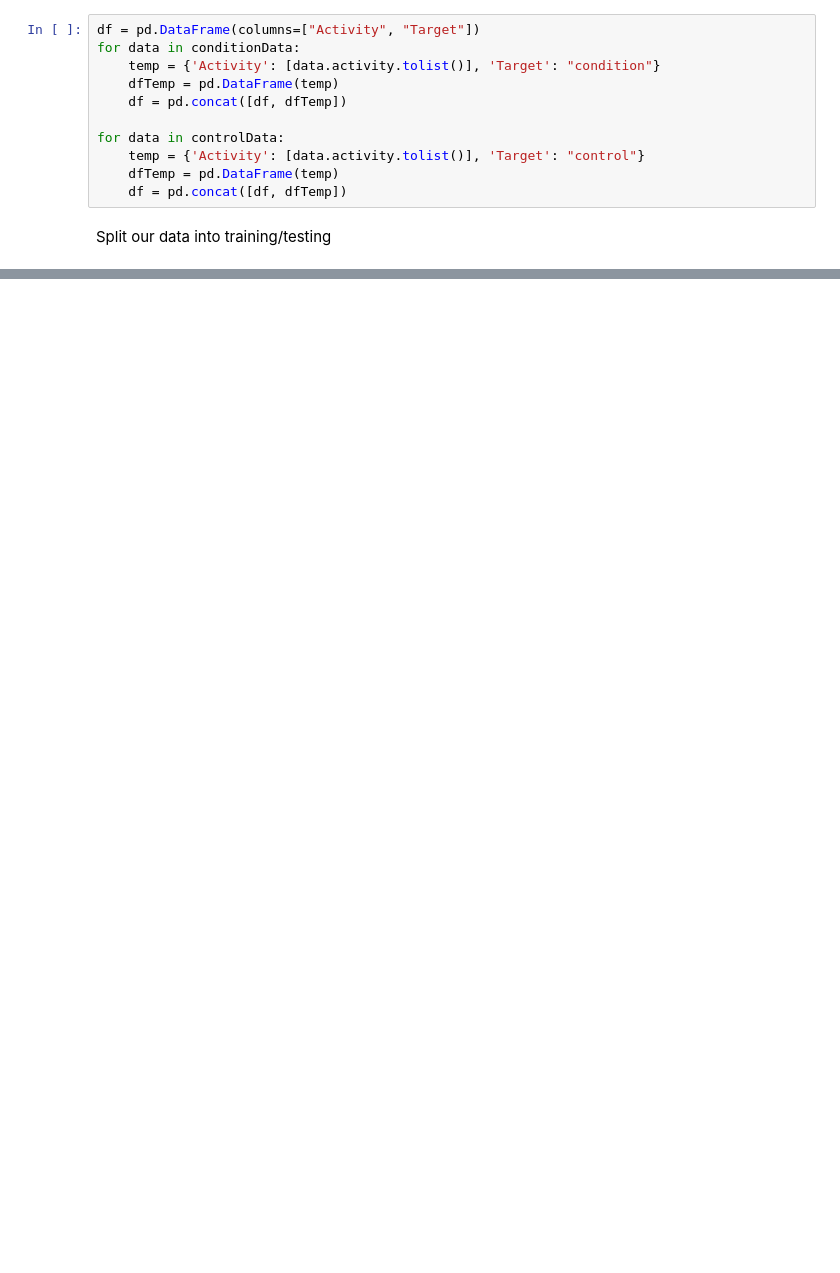
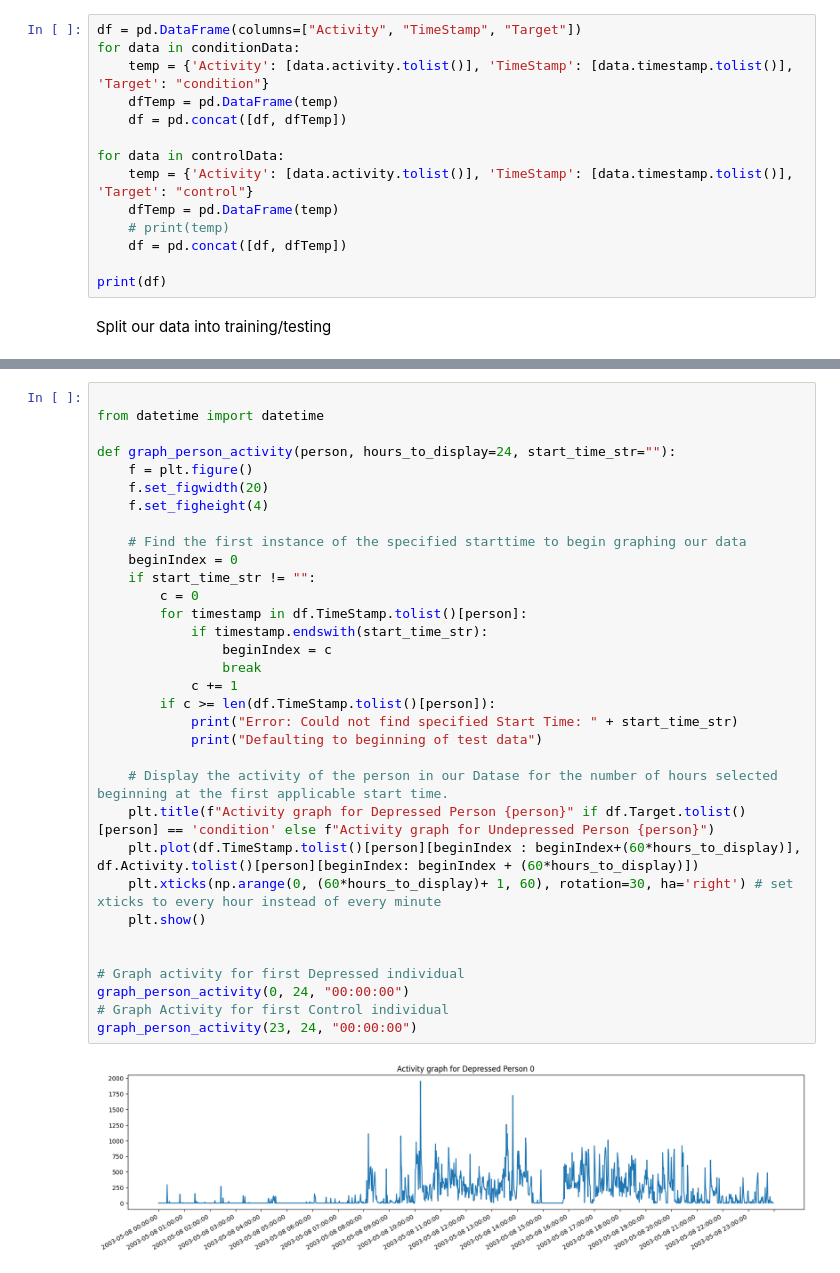
Before and after one commit to davevstorey/CS5080_TS, a Jupyter notebook: main.ipynb, the cells around one changed output, grey strips where cells are left out. Drawn from its saved outputs; the diff is of its cells as text; blank space fills up the shorter version.

Commit message:
added a way to display an individual's activity over a single day.

```diff
--- a/main.ipynb
+++ b/main.ipynb
@@ -18,16 +19,19 @@ for fileName in os.listdir(f"data/control"):
 # %% [markdown]
 Now we need to combine our motor activity in one file with the labels indicating if it is a condition or control
 # %%
-df = pd.DataFrame(columns=["Activity", "Target"])
+df = pd.DataFrame(columns=["Activity", "TimeStamp", "Target"])
 for data in conditionData:
-	temp = {'Activity': [data.activity.tolist()], 'Target': "condition"}
+	temp = {'Activity': [data.activity.tolist()], 'TimeStamp': [data.timestamp.tolist()], 'Target': "condition"}
 	dfTemp = pd.DataFrame(temp)
 	df = pd.concat([df, dfTemp])
 
 for data in controlData:
-	temp = {'Activity': [data.activity.tolist()], 'Target': "control"}
+	temp = {'Activity': [data.activity.tolist()], 'TimeStamp': [data.timestamp.tolist()], 'Target': "control"}
 	dfTemp = pd.DataFrame(temp)
+	# print(temp)
 	df = pd.concat([df, dfTemp])
+
+print(df)
 # %% [markdown]
 Split our data into training/testing
 # %%
@@ -62,0 +55,35 @@ for train_index, test_index in sss.split(x, y):
+# %%
+
+from datetime import datetime
+
+def graph_person_activity(person, hours_to_display=24, start_time_str=""):
+    f = plt.figure()
+    f.set_figwidth(20)
+    f.set_figheight(4)
+
+    # Find the first instance of the specified starttime to begin graphing our data
+    beginIndex = 0
+    if start_time_str != "":
+        c = 0
+        for timestamp in df.TimeStamp.tolist()[person]:
+            if timestamp.endswith(start_time_str):
+                beginIndex = c
+                break
+            c += 1
+        if c >= len(df.TimeStamp.tolist()[person]):
+            print("Error: Could not find specified Start Time: " + start_time_str)
+            print("Defaulting to beginning of test data")
+
+    # Display the activity of the person in our Datase for the number of hours selected beginning at the first applicable start time.
+    plt.title(f"Activity graph for Depressed Person {person}" if df.Target.tolist()[person] == 'condition' else f"Activity graph for Undepressed Person {person}")
+    plt.plot(df.TimeStamp.tolist()[person][beginIndex : beginIndex+(60*hours_to_display)], df.Activity.tolist()[person][beginIndex: beginIndex + (60*hours_to_display)])
+    plt.xticks(np.arange(0, (60*hours_to_display)+ 1, 60), rotation=30, ha='right') # set xticks to every hour instead of every minute
+    plt.show()
+
+
+# Graph activity for first Depressed individual
+graph_person_activity(0, 24, "00:00:00")
+# Graph Activity for first Control individual
+graph_person_activity(23, 24, "00:00:00")
+# %% [output]
+[figure, added]
```
Also changed, not shown: parts of 7 cells of this notebook.
